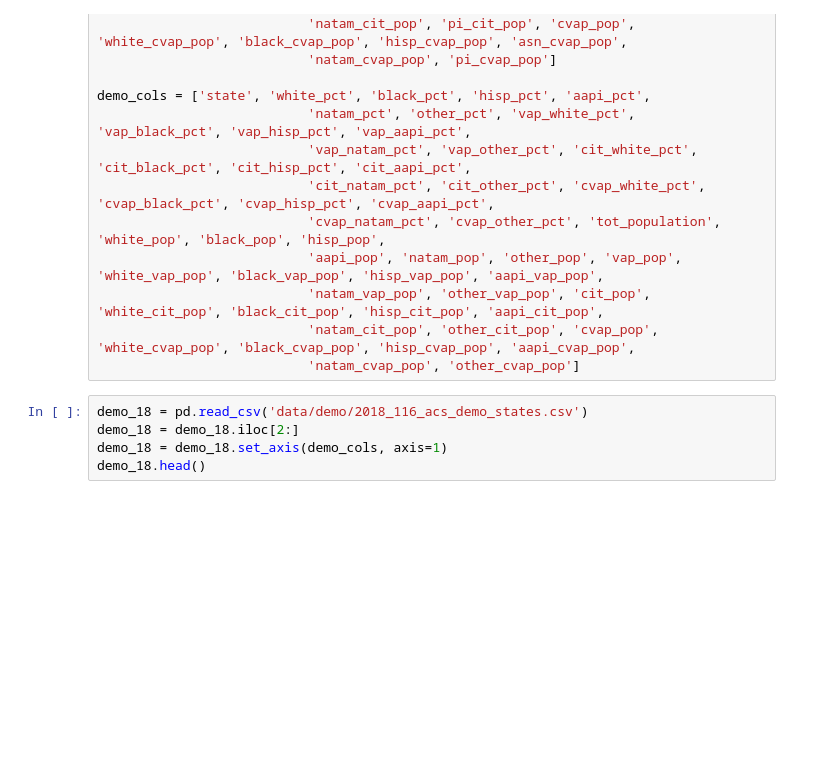
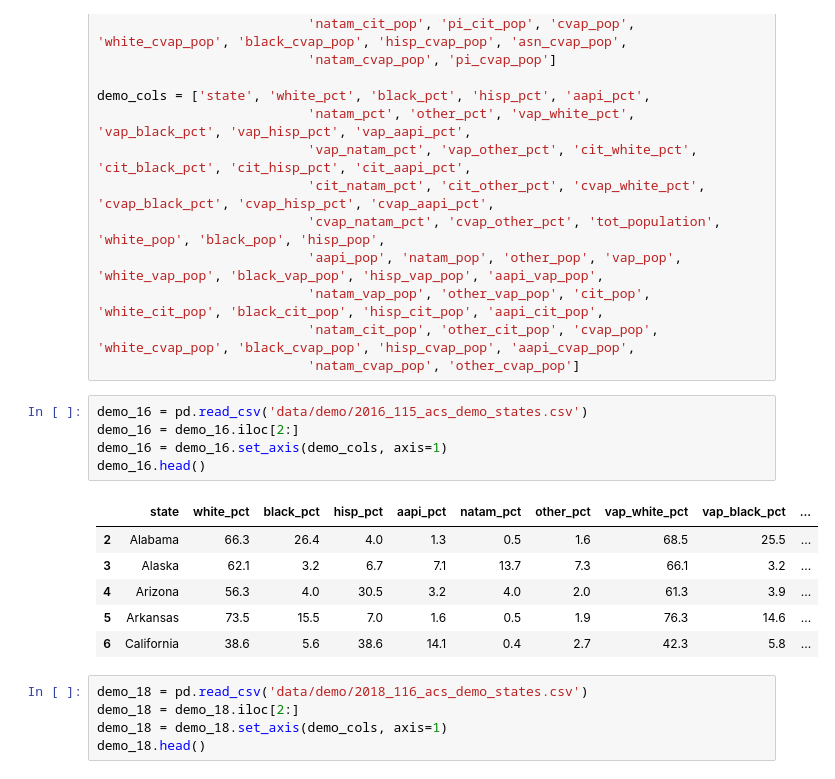
Before and after one commit to Hackquantumcpp/snoutcounter-midterms-2026-model, a Jupyter notebook: 03SEN-training-set-wrangling.ipynb, the cells around one changed output. Drawn from its saved outputs; the diff is of its cells as text; blank space fills up the shorter version.

```diff
--- a/03SEN-training-set-wrangling.ipynb
+++ b/03SEN-training-set-wrangling.ipynb
@@ -110,6 +110,18 @@ demo_cols = ['state', 'white_pct', 'black_pct', 'hisp_pct', 'aapi_pct',
                            'natam_vap_pop', 'other_vap_pop', 'cit_pop', 'white_cit_pop', 'black_cit_pop', 'hisp_cit_pop', 'aapi_cit_pop',
                            'natam_cit_pop', 'other_cit_pop', 'cvap_pop', 'white_cvap_pop', 'black_cvap_pop', 'hisp_cvap_pop', 'aapi_cvap_pop',
                            'natam_cvap_pop', 'other_cvap_pop']
+# %%
+demo_16 = pd.read_csv('data/demo/2016_115_acs_demo_states.csv')
+demo_16 = demo_16.iloc[2:]
+demo_16 = demo_16.set_axis(demo_cols, axis=1)
+demo_16.head()
+# %% [output]
+|  | state | white_pct | black_pct | hisp_pct | aapi_pct | natam_pct | other_pct | vap_white_pct | vap_black_pct | ... |
+| 2 | Alabama | 66.3 | 26.4 | 4.0 | 1.3 | 0.5 | 1.6 | 68.5 | 25.5 | ... |
+| 3 | Alaska | 62.1 | 3.2 | 6.7 | 7.1 | 13.7 | 7.3 | 66.1 | 3.2 | ... |
+| 4 | Arizona | 56.3 | 4.0 | 30.5 | 3.2 | 4.0 | 2.0 | 61.3 | 3.9 | ... |
+| 5 | Arkansas | 73.5 | 15.5 | 7.0 | 1.6 | 0.5 | 1.9 | 76.3 | 14.6 | ... |
+| 6 | California | 38.6 | 5.6 | 38.6 | 14.1 | 0.4 | 2.7 | 42.3 | 5.8 | ... |
 # %%
 demo_18 = pd.read_csv('data/demo/2018_116_acs_demo_states.csv')
 demo_18 = demo_18.iloc[2:]
```
Also changed, not shown: parts of 1 cell of this notebook.
